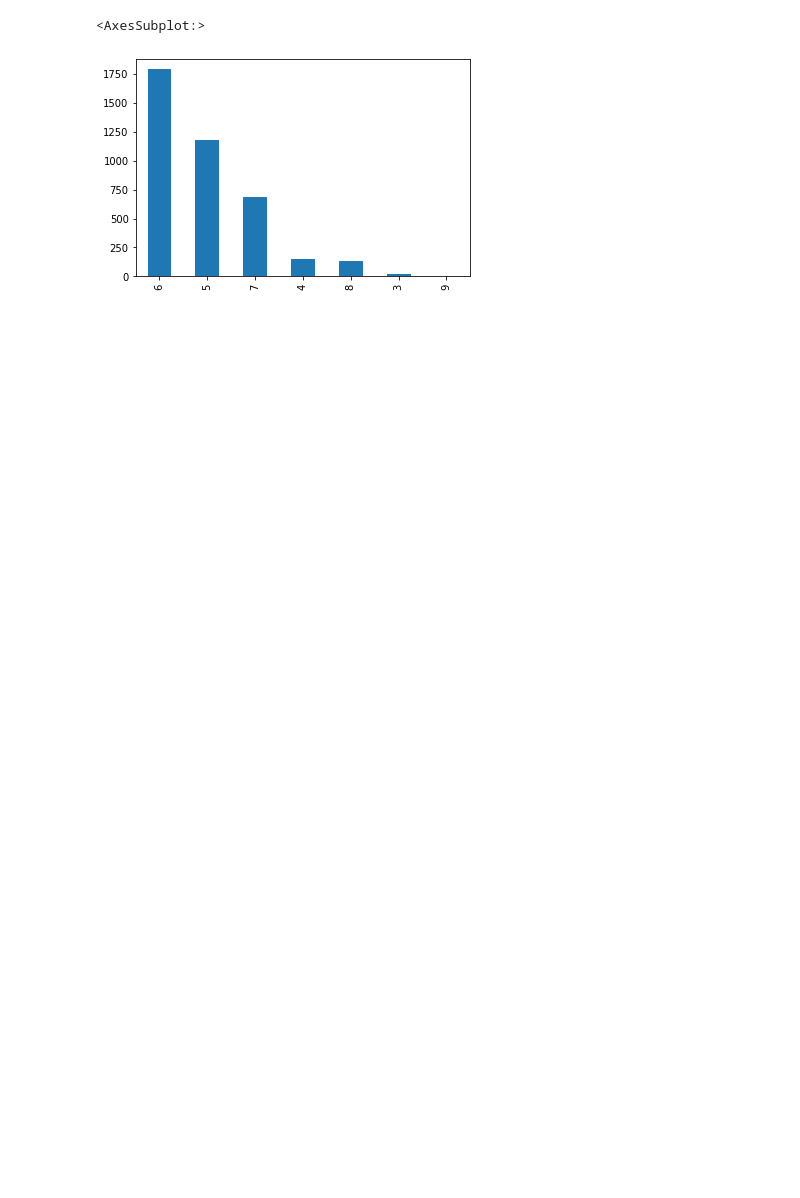
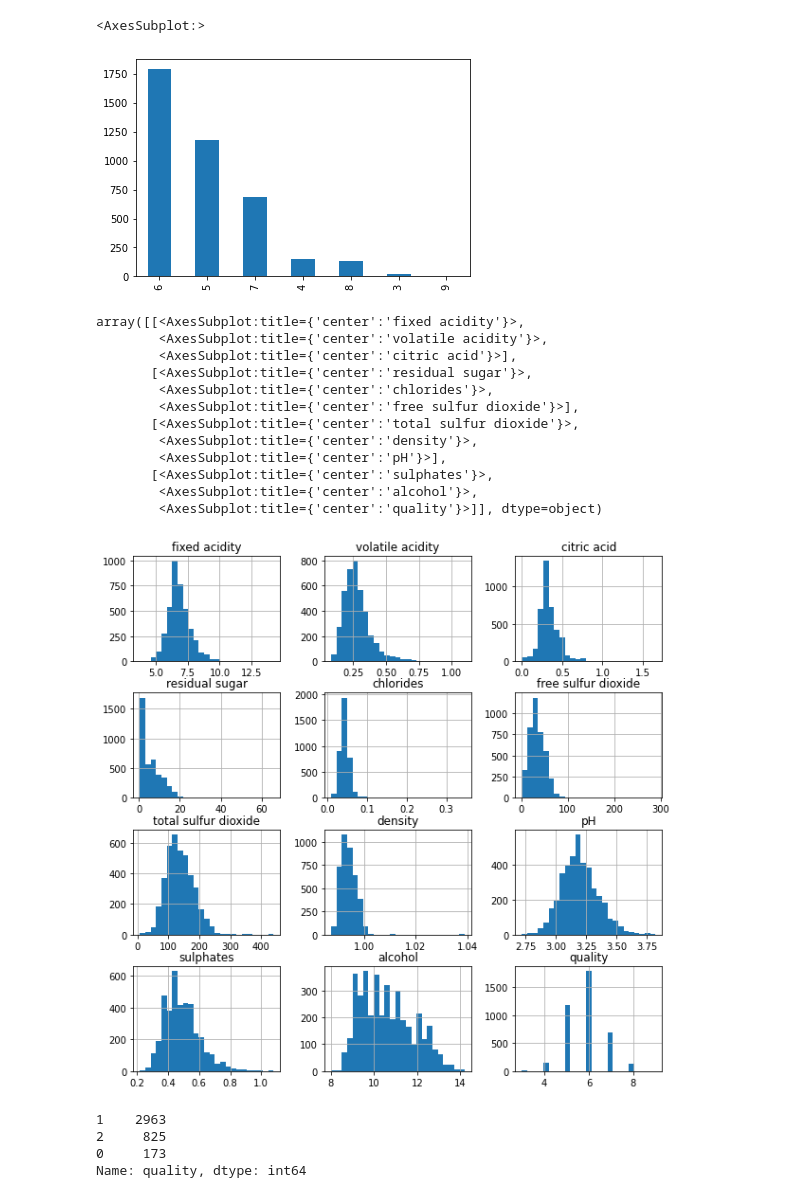
Before and after one commit to jinwenhua/group11, a Jupyter notebook: Wine.ipynb, the cells around one changed output. Drawn from its saved outputs; the diff is of its cells as text; code cells hidden in the pictures; blank space fills up the shorter version.

```diff
--- a/Wine.ipynb
+++ b/Wine.ipynb
@@ -94,3 +110,30 @@ df['quality'].value_counts().plot(kind='bar')
 # %% [output]
 <AxesSubplot:>
 [figure]
+# %%
+df.hist(bins=25,figsize=(10,10))
+# display histogram
+#plt.show()
+# %% [output]
+array([[<AxesSubplot:title={'center':'fixed acidity'}>,
+        <AxesSubplot:title={'center':'volatile acidity'}>,
+        <AxesSubplot:title={'center':'citric acid'}>],
+       [<AxesSubplot:title={'center':'residual sugar'}>,
+        <AxesSubplot:title={'center':'chlorides'}>,
+        <AxesSubplot:title={'center':'free sulfur dioxide'}>],
+       [<AxesSubplot:title={'center':'total sulfur dioxide'}>,
+        <AxesSubplot:title={'center':'density'}>,
+        <AxesSubplot:title={'center':'pH'}>],
+       [<AxesSubplot:title={'center':'sulphates'}>,
+        <AxesSubplot:title={'center':'alcohol'}>,
+        <AxesSubplot:title={'center':'quality'}>]], dtype=object)
+[figure, added]
+# %%
+cut_bins = [1, 4, 6, 9]
+df['quality'] = pd.cut(df['quality'], bins = cut_bins, labels = [0, 1, 2])
+df['quality'].value_counts()
+# %% [output]
+1    2963
+2     825
+0     173
+Name: quality, dtype: int64
```
Also changed, not shown: parts of 1 cell of this notebook, 2 other files.
